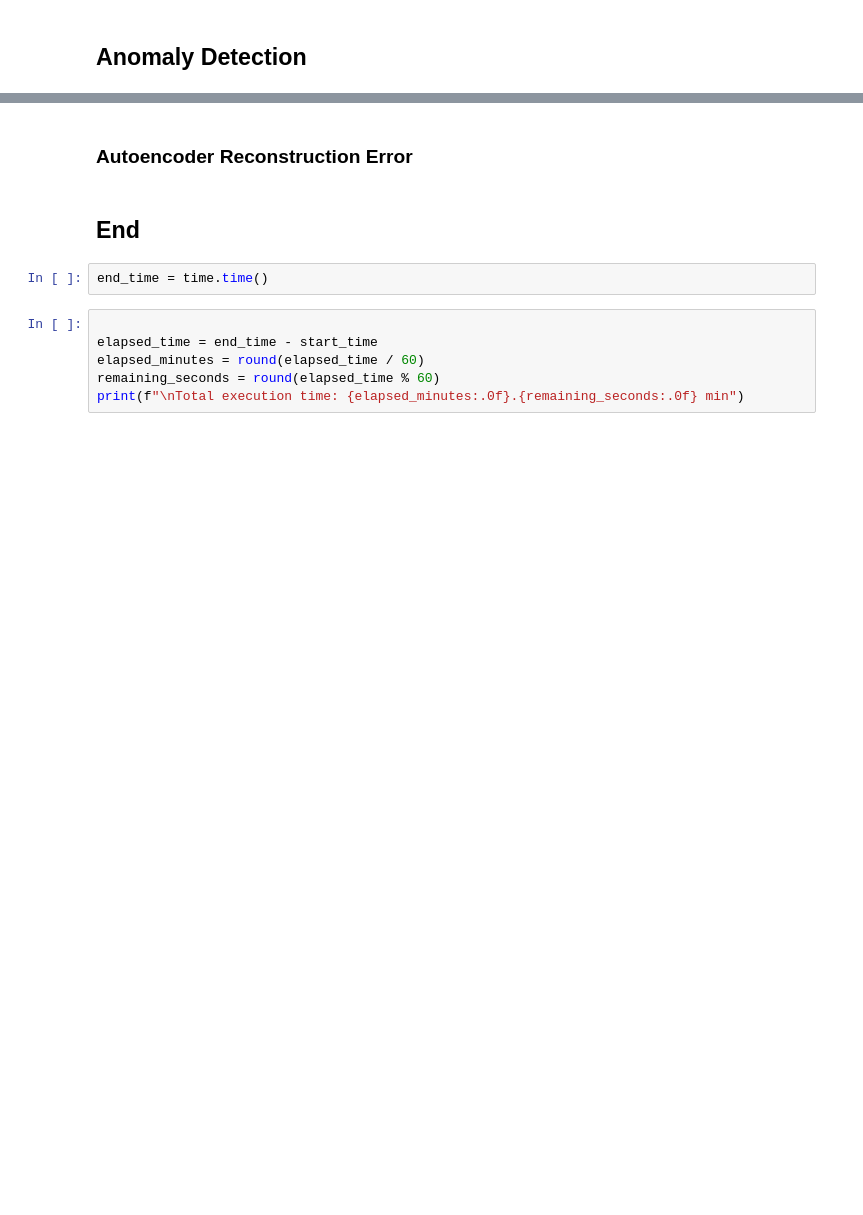
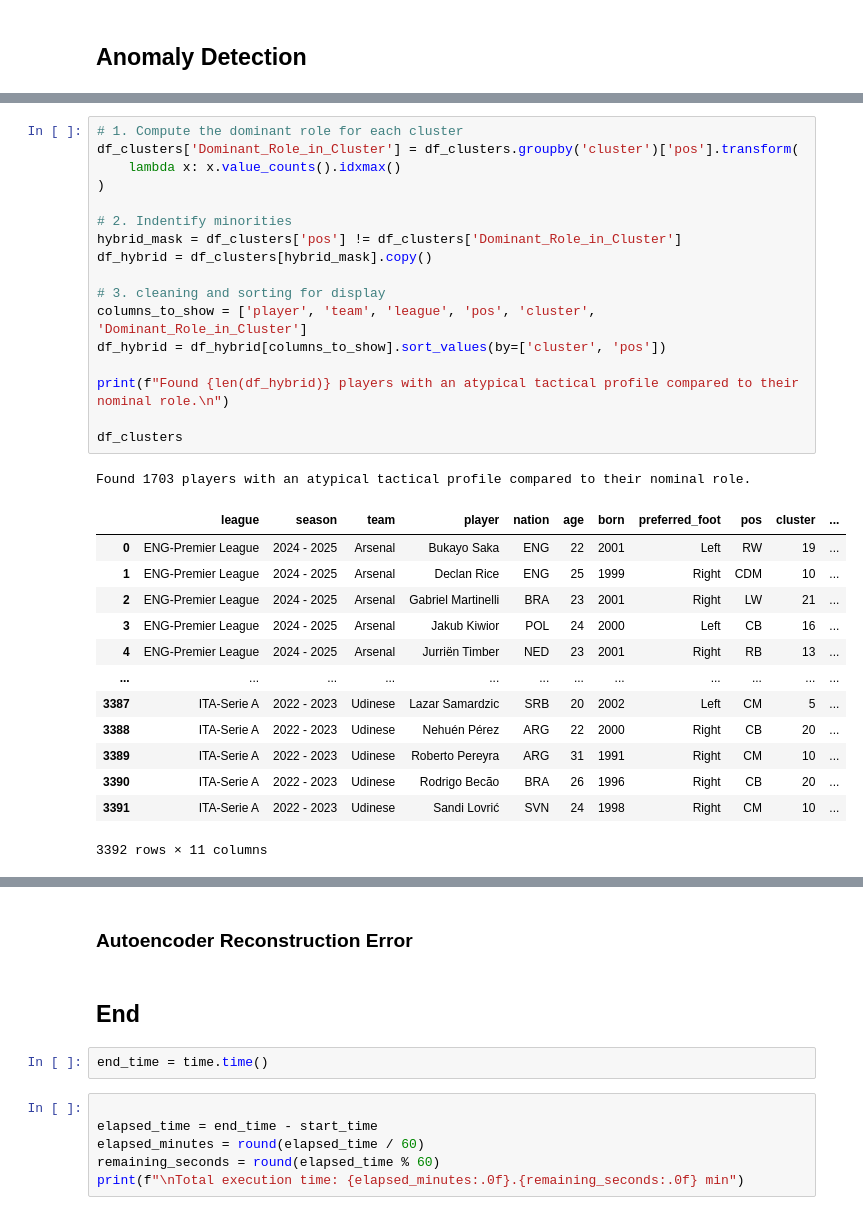
Before and after one commit to andreamurari/DataDriven_Soccer_Scouting, a Jupyter notebook: DataDriven_Soccer_Scouting.ipynb, the cells around one changed output, grey strips where cells are left out. Cells and saved outputs as stored; diff of their text form; blank space fills up the shorter version.

```diff
--- a/DataDriven_Soccer_Scouting.ipynb
+++ b/DataDriven_Soccer_Scouting.ipynb
@@ -1108,0 +923,32 @@ Name: count, dtype: int64
+# %%
+# 1. Compute the dominant role for each cluster
+df_clusters['Dominant_Role_in_Cluster'] = df_clusters.groupby('cluster')['pos'].transform(
+    lambda x: x.value_counts().idxmax()
+)
+
+# 2. Indentify minorities
+hybrid_mask = df_clusters['pos'] != df_clusters['Dominant_Role_in_Cluster']
+df_hybrid = df_clusters[hybrid_mask].copy()
+
+# 3. cleaning and sorting for display
+columns_to_show = ['player', 'team', 'league', 'pos', 'cluster', 'Dominant_Role_in_Cluster']
+df_hybrid = df_hybrid[columns_to_show].sort_values(by=['cluster', 'pos'])
+
+print(f"Found {len(df_hybrid)} players with an atypical tactical profile compared to their nominal role.\n")
+
+df_clusters
+# %% [output]
+Found 1703 players with an atypical tactical profile compared to their nominal role.
+|  | league | season | team | player | nation | age | born | preferred_foot | pos | cluster | ... |
+| 0 | ENG-Premier League | 2024 - 2025 | Arsenal | Bukayo Saka | ENG | 22 | 2001 | Left | RW | 19 | ... |
+| 1 | ENG-Premier League | 2024 - 2025 | Arsenal | Declan Rice | ENG | 25 | 1999 | Right | CDM | 10 | ... |
+| 2 | ENG-Premier League | 2024 - 2025 | Arsenal | Gabriel Martinelli | BRA | 23 | 2001 | Right | LW | 21 | ... |
+| 3 | ENG-Premier League | 2024 - 2025 | Arsenal | Jakub Kiwior | POL | 24 | 2000 | Left | CB | 16 | ... |
+| 4 | ENG-Premier League | 2024 - 2025 | Arsenal | Jurriën Timber | NED | 23 | 2001 | Right | RB | 13 | ... |
+| ... | ... | ... | ... | ... | ... | ... | ... | ... | ... | ... | ... |
+| 3387 | ITA-Serie A | 2022 - 2023 | Udinese | Lazar Samardzic | SRB | 20 | 2002 | Left | CM | 5 | ... |
+| 3388 | ITA-Serie A | 2022 - 2023 | Udinese | Nehuén Pérez | ARG | 22 | 2000 | Right | CB | 20 | ... |
+| 3389 | ITA-Serie A | 2022 - 2023 | Udinese | Roberto Pereyra | ARG | 31 | 1991 | Right | CM | 10 | ... |
+| 3390 | ITA-Serie A | 2022 - 2023 | Udinese | Rodrigo Becão | BRA | 26 | 1996 | Right | CB | 20 | ... |
+| 3391 | ITA-Serie A | 2022 - 2023 | Udinese | Sandi Lovrić | SVN | 24 | 1998 | Right | CM | 10 | ... |
+3392 rows × 11 columns
```
Also changed, not shown: parts of 19 cells of this notebook.
